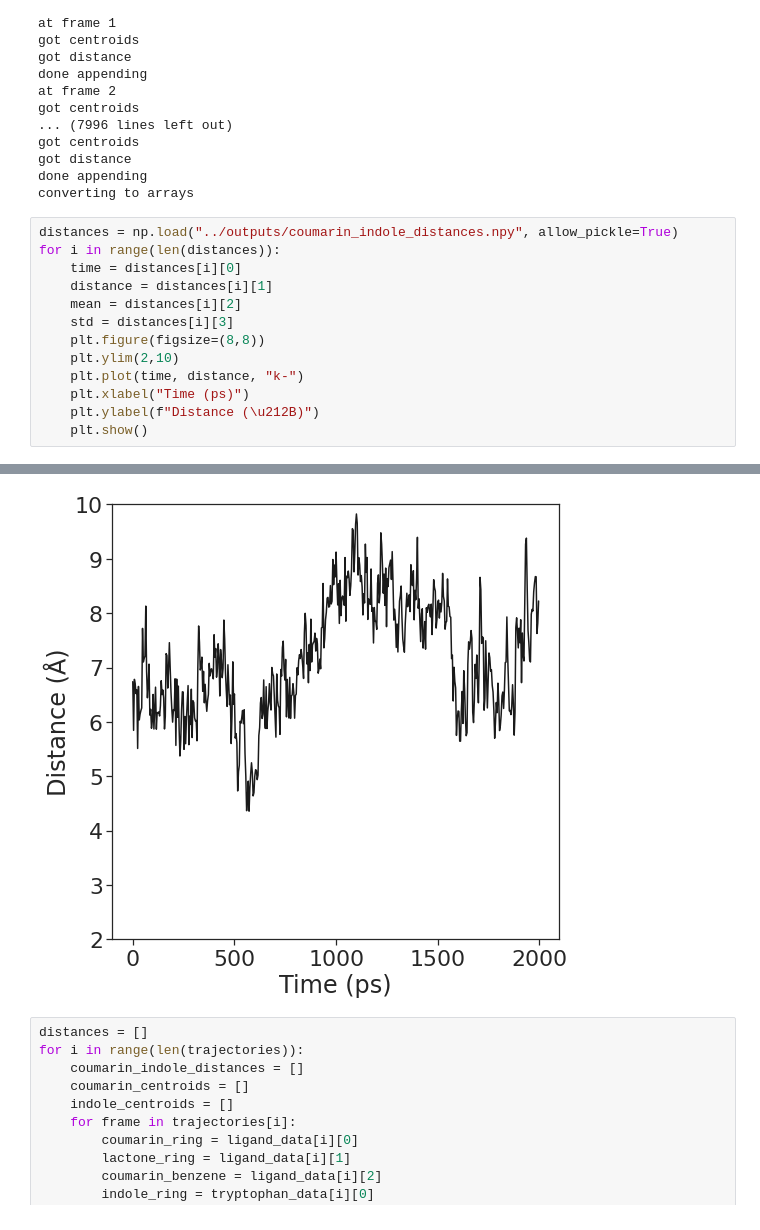
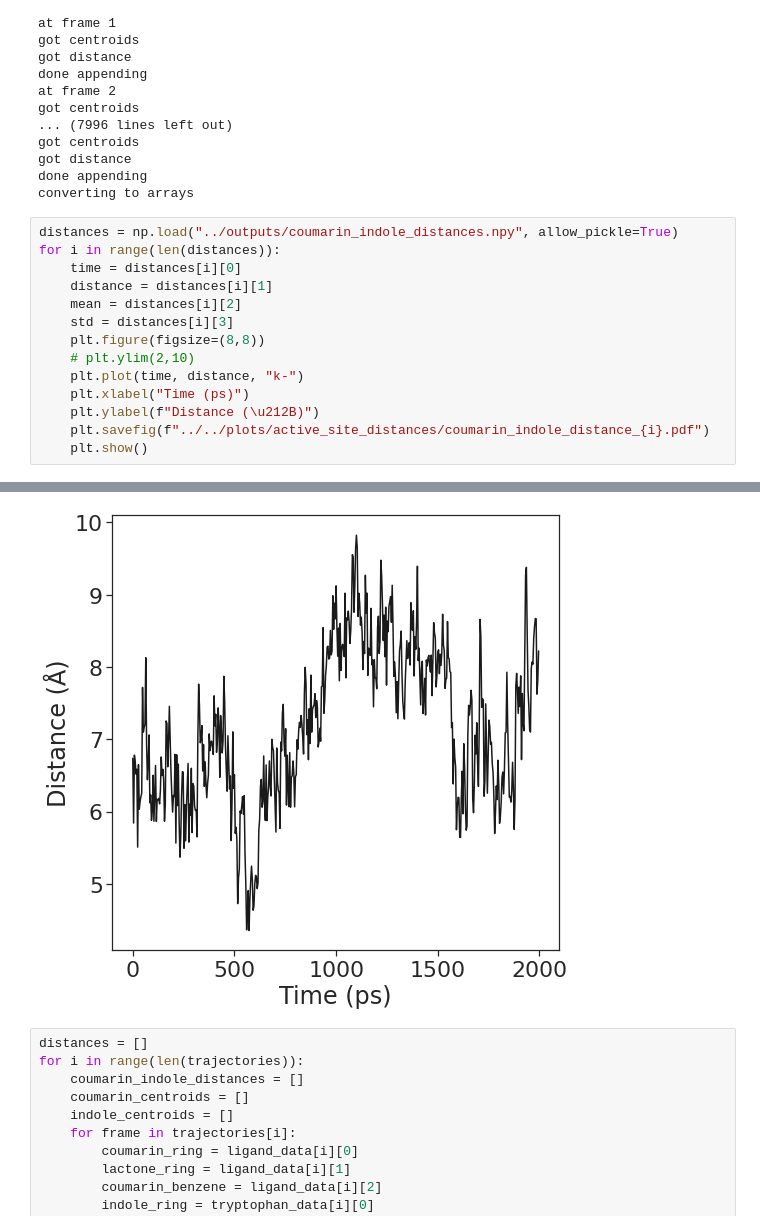
Before and after one commit to jasmin-guven/first_year_project, a Jupyter notebook: execution_model/scripts/active_site_analysis.ipynb, the cells around one changed output, grey strips where cells are left out. Drawn from its saved outputs; the diff is of its cells as text.

Commit message:
saved correct plot

```diff
--- a/execution_model/scripts/active_site_analysis.ipynb
+++ b/execution_model/scripts/active_site_analysis.ipynb
@@ -356,9 +356,10 @@ for i in range(len(distances)):
     mean = distances[i][2]
     std = distances[i][3]
     plt.figure(figsize=(8,8))
-    plt.ylim(2,10)
+    # plt.ylim(2,10)
     plt.plot(time, distance, "k-")
     plt.xlabel("Time (ps)")
     plt.ylabel(f"Distance (\u212B)")
+    plt.savefig(f"../../plots/active_site_distances/coumarin_indole_distance_{i}.pdf")
     plt.show()
 # %% [output]
@@ -368,4 +369,4 @@ for i in range(len(distances)):
-[figure, old version]
+[figure, new version]
 # %%
 distances = []
 for i in range(len(trajectories)):
```
Also changed, not shown: parts of 1 cell of this notebook, 5 other files.
